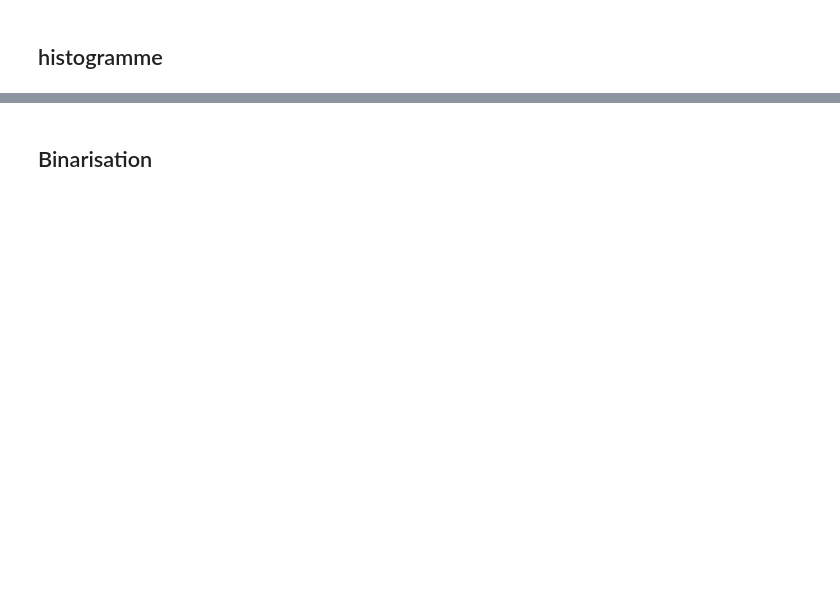
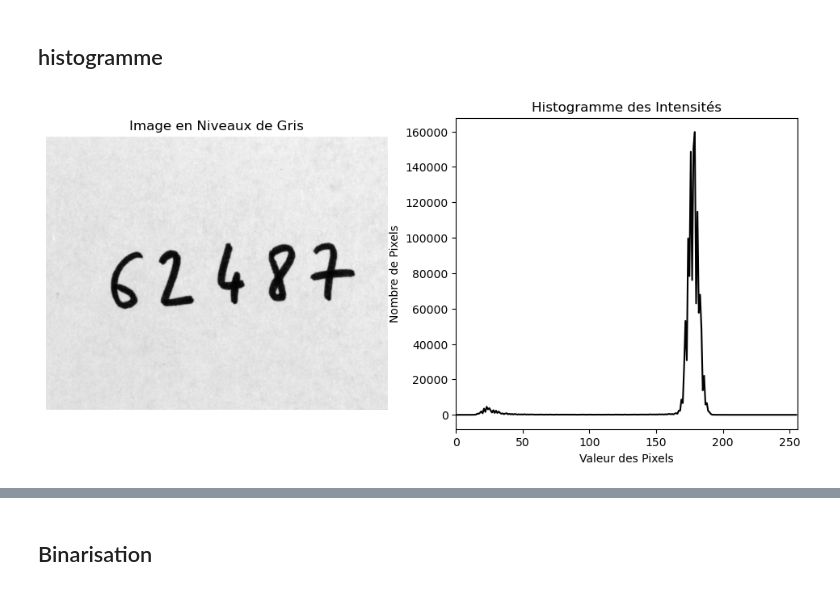
Before and after one commit to Lk-Organisation-ML/Tri_Postal, a Jupyter notebook: TriPostal2.ipynb, the cells around one changed output, grey strips where cells are left out. Saved outputs shown, nothing was run; the diff lists cells and outputs as text; code cells hidden in the pictures; blank space fills up the shorter version.

```diff
--- a/TriPostal2.ipynb
+++ b/TriPostal2.ipynb
@@ -9,5 +25,31 @@ assert image is not None, "file could not be read, check with os.path.exists()"
 # %% [markdown]
 ## histogramme
+# %%
+if image is None:
+     print("Erreur : Impossible de lire l'image.")
+else:
+        # Calculer l'histogramme
+        histogram = cv.calcHist([image], [0], None, [256], [0, 256])
+
+        # Afficher l'image
+        plt.figure(figsize=(12, 5))
+
+        plt.subplot(1, 2, 1)
+        plt.imshow(image, cmap='gray')
+        plt.title("Image en Niveaux de Gris")
+        plt.axis("off")
+
+        # Afficher l'histogramme
+        plt.subplot(1, 2, 2)
+        plt.plot(histogram, color='black')
+        plt.title("Histogramme des Intensités")
+        plt.xlabel("Valeur des Pixels")
+        plt.ylabel("Nombre de Pixels")
+        plt.xlim([0, 256])  # Plage des valeurs de pixel
+
+        plt.show()
+# %% [output]
+[figure, added]
 # %%
 def showHist(image):
     if image.ndim == 2:
```
Also changed, not shown: parts of 15 cells of this notebook.
